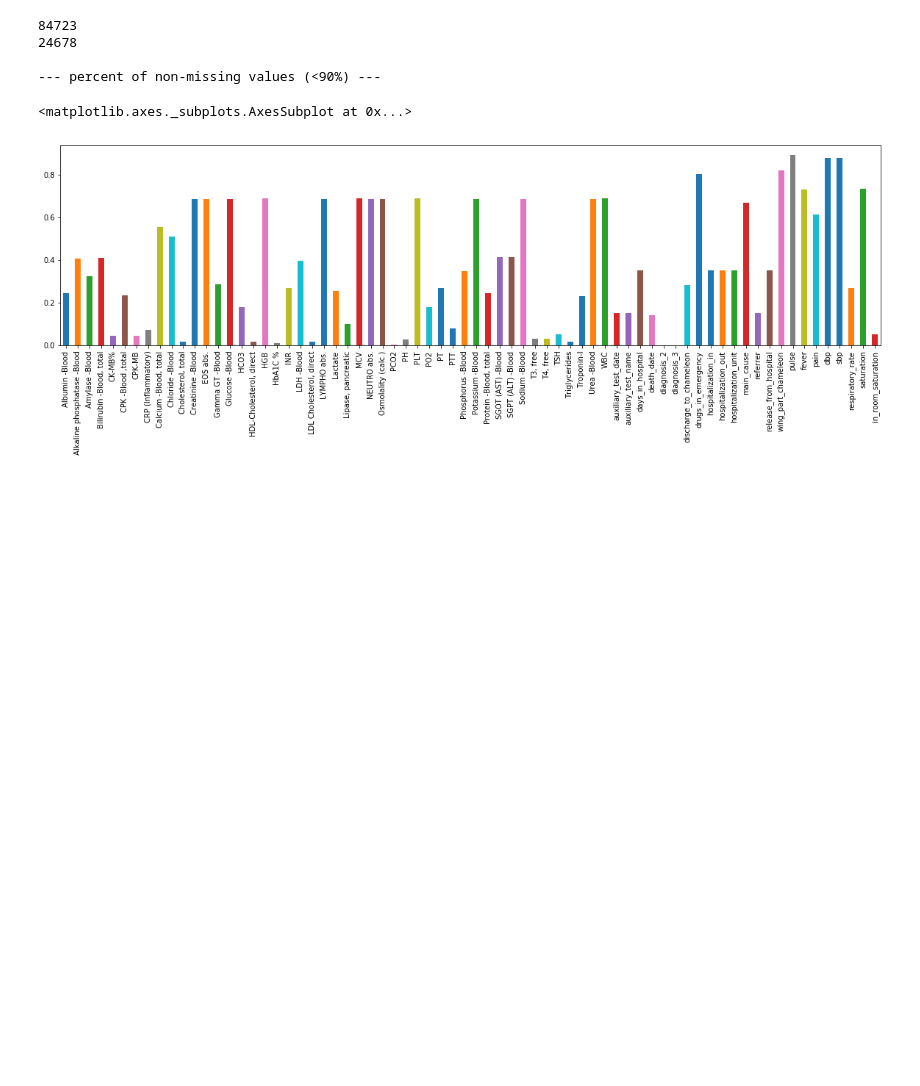
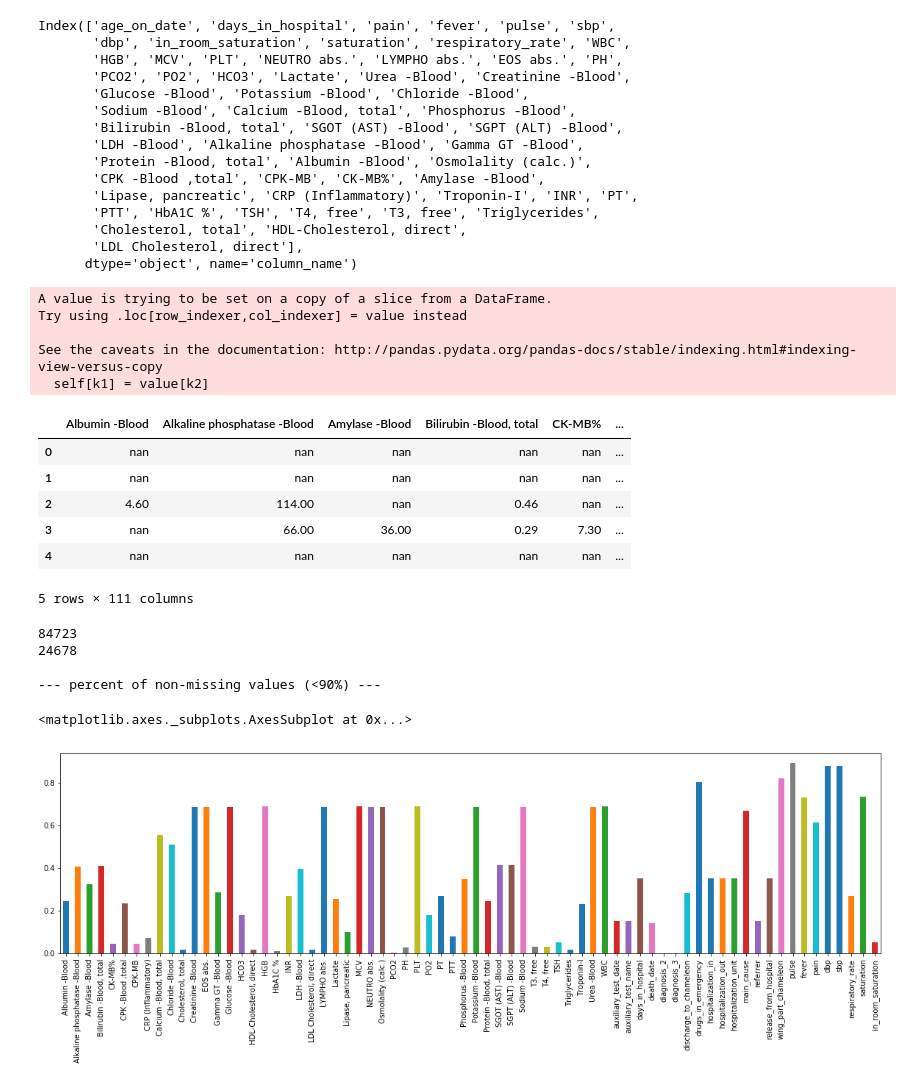
Before and after one commit to talionet/Shiba-Hackathon, a Jupyter notebook: notebooks/ER_data_exploration.ipynb, the cells around one changed output. Drawn from its saved outputs; the diff is of its cells as text; code cells hidden in the pictures; blank space fills up the shorter version.

```diff
--- a/notebooks/ER_data_exploration.ipynb
+++ b/notebooks/ER_data_exploration.ipynb
@@ -19,7 +19,7 @@ hour_diff = lambda i:i.total_seconds()/360 if type(i) is not None else i
 
 
 
-thumbdrive = 'KINGSTON'
+thumbdrive = 'DATAB'
 data_dir = 'ER'
 data = util.load_pickle_files(thumbdrive, data_dir, is_small=False)
 data_with_targets = features.add_death_columns(data)
@@ -47,3 +48,14 @@ Index(['Albumin -Blood', 'Alkaline phosphatase -Blood', 'Amylase -Blood',
+# %%
+meta_data= pd.read_csv(os.path.abspath("../docs/ER/meta_data.csv"), index_col='column_name')
+hebrew_map= {'כאב':'pain',
+ 'חום' :'fever',
+ 'דופק': 'pulse',
+ 'לחץ סיסטולי': 'sbp',
+ 'לחץ דיאסטולי': 'dbp' ,
+ 'סטורציה באויר חדר': 'in_room_saturation',
+ 'סטורציה': 'saturation',
+ 'מספר נשימות' : 'respiratory_rate'}
+meta_data = md.rename(hebrew_map,axis=0)
 # %%
 # Visualization funcs
 import datetime
@@ -143,3 +93,46 @@ Length: 110, dtype: object
+# %%
+def convert_to_numeric(data, numeric_cols = 'all', ignore_strs=['<','>']):
+
+    if numeric_cols == 'all':
+        numeric_cols = meta_data.loc[md.data_type == 'numeric'].index
+        print(numeric_cols)
+    data_numeric= data[numeric_cols]
+    for st in ignore_strs:
+        data_numeric=data_numeric.applymap(lambda s: s.replace(st,'') if type(s)==str else s)
+    data_numeric = data_numeric.apply(pd.to_numeric, errors='coerce')
+    data[numeric_cols] = data_numeric
+    return data
+
+data = convert_to_numeric(data)
+ndata.head()
+# %% [output]
+Index(['age_on_date', 'days_in_hospital', 'pain', 'fever', 'pulse', 'sbp',
+       'dbp', 'in_room_saturation', 'saturation', 'respiratory_rate', 'WBC',
+       'HGB', 'MCV', 'PLT', 'NEUTRO abs.', 'LYMPHO abs.', 'EOS abs.', 'PH',
+       'PCO2', 'PO2', 'HCO3', 'Lactate', 'Urea -Blood', 'Creatinine -Blood',
+       'Glucose -Blood', 'Potassium -Blood', 'Chloride -Blood',
+       'Sodium -Blood', 'Calcium -Blood, total', 'Phosphorus -Blood',
+       'Bilirubin -Blood, total', 'SGOT (AST) -Blood', 'SGPT (ALT) -Blood',
+       'LDH -Blood', 'Alkaline phosphatase -Blood', 'Gamma GT -Blood',
+       'Protein -Blood, total', 'Albumin -Blood', 'Osmolality (calc.)',
+       'CPK -Blood ,total', 'CPK-MB', 'CK-MB%', 'Amylase -Blood',
+       'Lipase, pancreatic', 'CRP (Inflammatory)', 'Troponin-I', 'INR', 'PT',
+       'PTT', 'HbA1C %', 'TSH', 'T4, free', 'T3, free', 'Triglycerides',
+       'Cholesterol, total', 'HDL-Cholesterol, direct',
+       'LDL Cholesterol, direct'],
+      dtype='object', name='column_name')
+A value is trying to be set on a copy of a slice from a DataFrame.
+Try using .loc[row_indexer,col_indexer] = value instead
+
+See the caveats in the documentation: http://pandas.pydata.org/pandas-docs/stable/indexing.html#indexing-view-versus-copy
+  self[k1] = value[k2]
+|  | Albumin -Blood | Alkaline phosphatase -Blood | Amylase -Blood | Bilirubin -Blood, total | CK-MB% | ... |
+| 0 | nan | nan | nan | nan | nan | ... |
+| 1 | nan | nan | nan | nan | nan | ... |
+| 2 | 4.60 | 114.00 | nan | 0.46 | nan | ... |
+| 3 | nan | 66.00 | 36.00 | 0.29 | 7.30 | ... |
+| 4 | nan | nan | nan | nan | nan | ... |
+5 rows × 111 columns
 # %%
 death_data = data_with_targets.loc[data_with_targets.T_is_dead]
 print(len(death_data))
```
Also changed, not shown: parts of 4 cells of this notebook, 2 other files.
